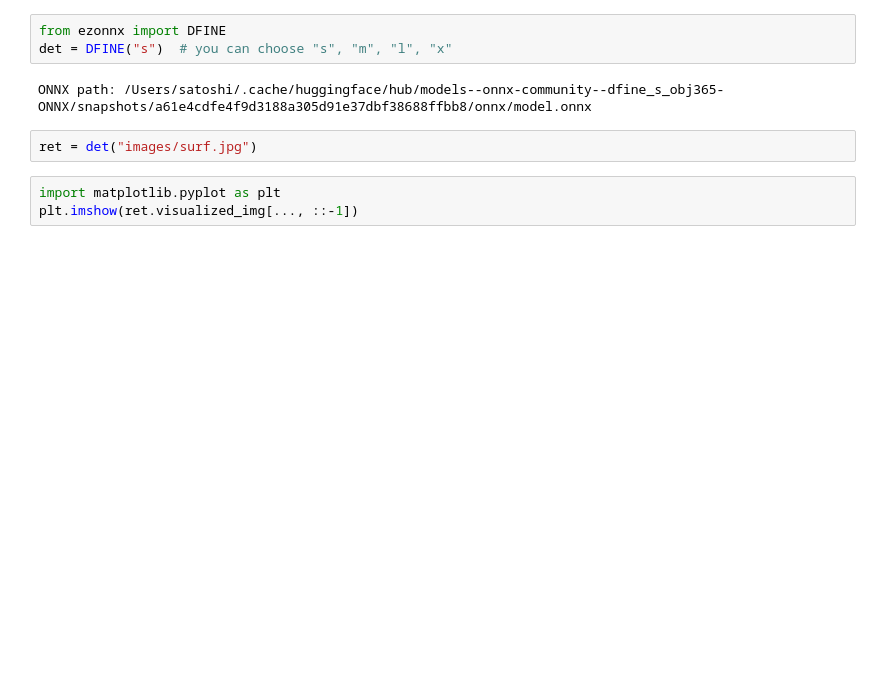
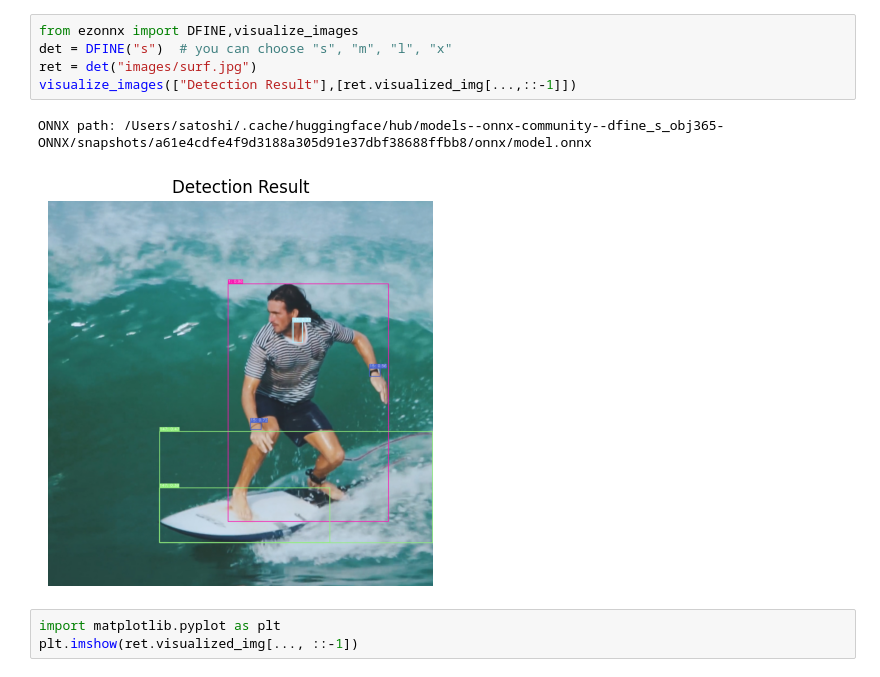
Before and after one commit to nomusanma/ezonnx-copy, a Jupyter notebook: examples/object_detection.ipynb, the cells around one changed output. Saved outputs shown, nothing was run; the diff lists cells and outputs as text; blank space fills up the shorter version.

```diff
--- a/examples/object_detection.ipynb
+++ b/examples/object_detection.ipynb
@@ -1,10 +1,11 @@
 # %%
-from ezonnx import DFINE
+from ezonnx import DFINE,visualize_images
 det = DFINE("s")  # you can choose "s", "m", "l", "x"
+ret = det("images/surf.jpg")
+visualize_images(["Detection Result"],[ret.visualized_img[...,::-1]])
 # %% [output]
 ONNX path: /Users/satoshi/.cache/huggingface/hub/models--onnx-community--dfine_s_obj365-ONNX/snapshots/a61e4cdfe4f9d3188a305d91e37dbf38688ffbb8/onnx/model.onnx
+[figure, added]
-# %%
-ret = det("images/surf.jpg")
 # %%
 import matplotlib.pyplot as plt
 plt.imshow(ret.visualized_img[..., ::-1])
```
Also changed, not shown: 9 other files.
